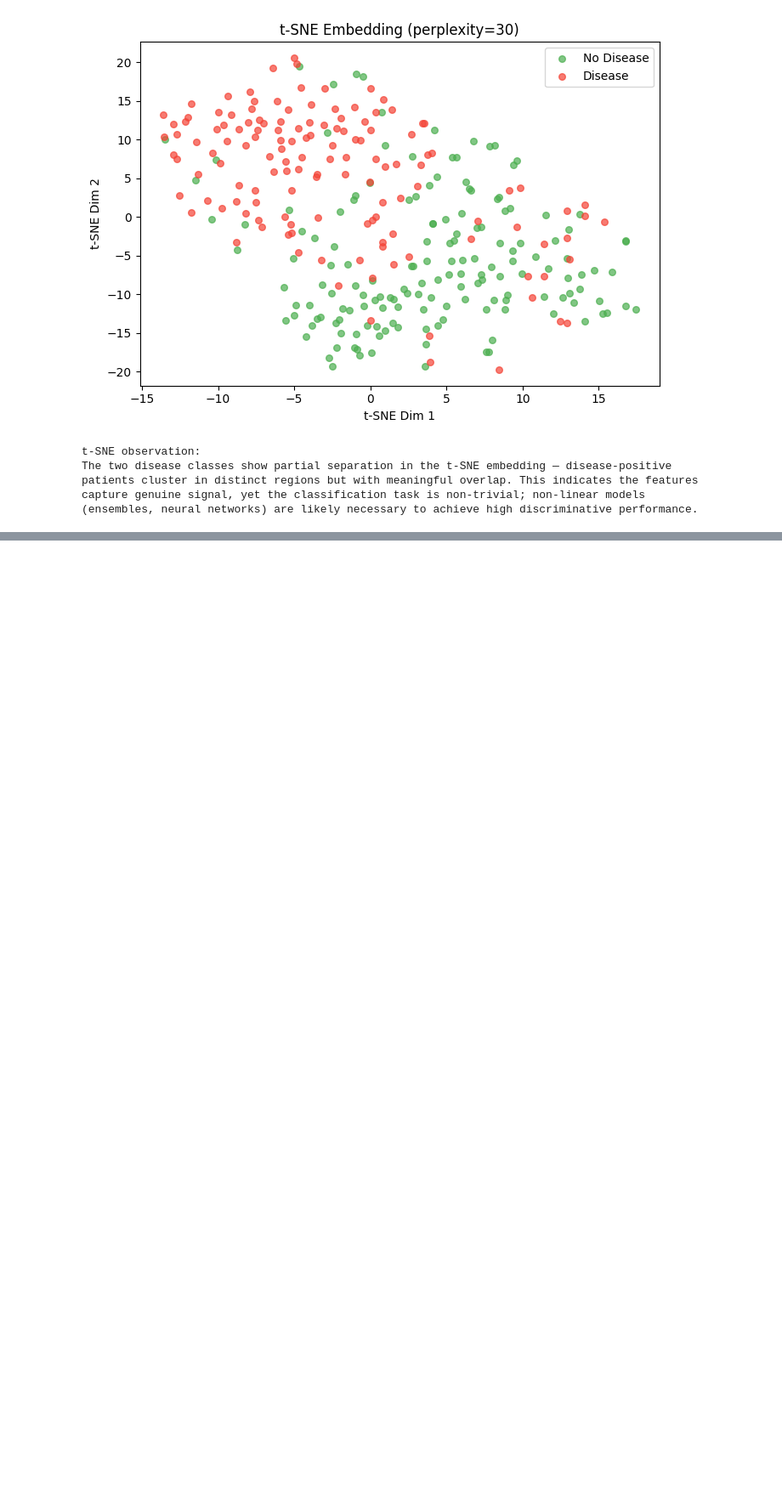
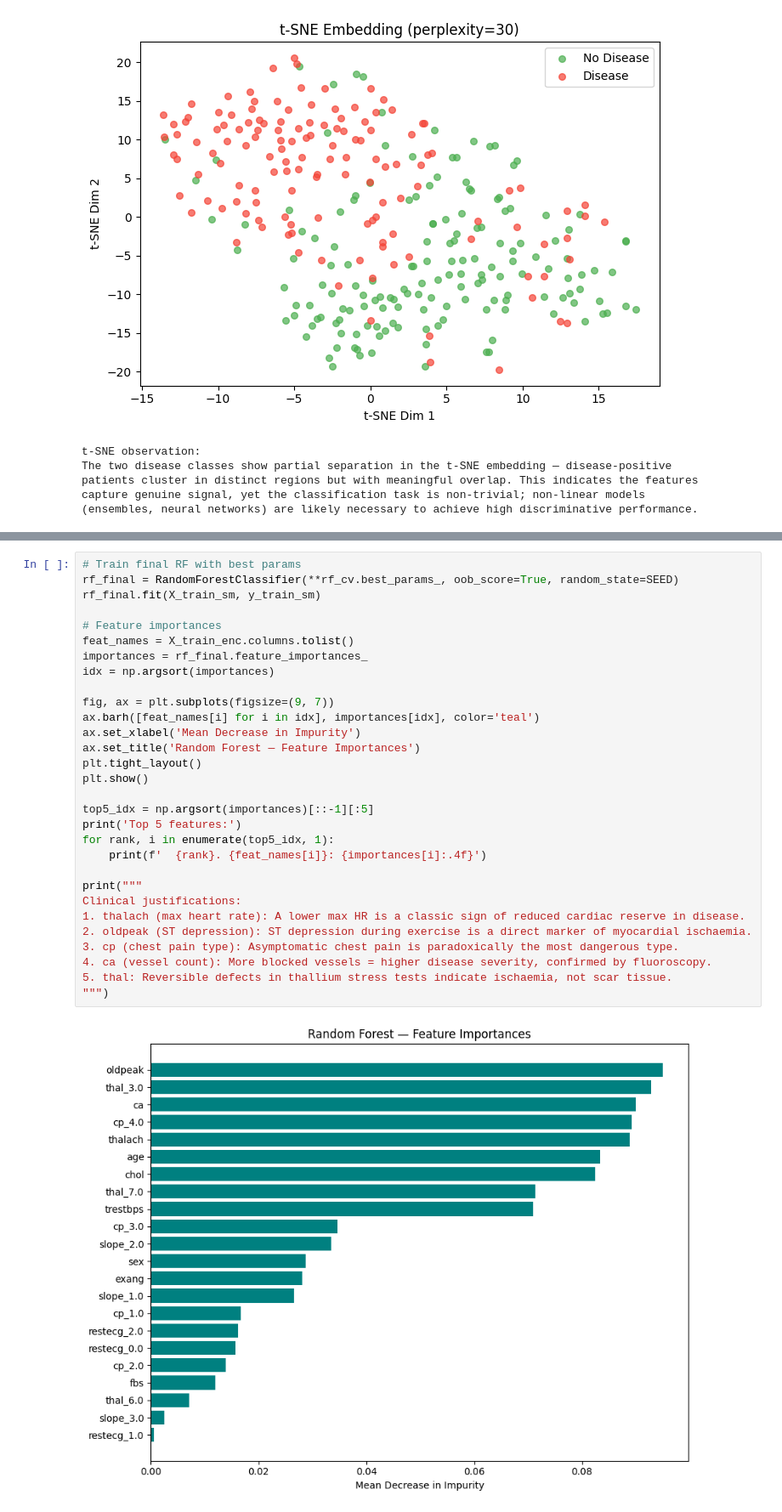
Before and after one commit to Saif1Shahzad/cardioai-heart-disease-prediction, a Jupyter notebook: notebook/i232634_DS-A_Assignment 4_Notebook.ipynb, the cells around one changed output, grey strips where cells are left out. Shown at 85% size. Drawn from its saved outputs; the diff is of its cells as text; blank space fills up the shorter version.

```diff
--- a/notebook/i232634_DS-A_Assignment 4_Notebook.ipynb
+++ b/notebook/i232634_DS-A_Assignment 4_Notebook.ipynb
@@ -524,0 +571,32 @@ capture genuine signal, yet the classification task is non-trivial; non-linear m
+# %%
+# Train final RF with best params
+rf_final = RandomForestClassifier(**rf_cv.best_params_, oob_score=True, random_state=SEED)
+rf_final.fit(X_train_sm, y_train_sm)
+
+# Feature importances
+feat_names = X_train_enc.columns.tolist()
+importances = rf_final.feature_importances_
+idx = np.argsort(importances)
+
+fig, ax = plt.subplots(figsize=(9, 7))
+ax.barh([feat_names[i] for i in idx], importances[idx], color='teal')
+ax.set_xlabel('Mean Decrease in Impurity')
+ax.set_title('Random Forest — Feature Importances')
+plt.tight_layout()
+plt.show()
+
+top5_idx = np.argsort(importances)[::-1][:5]
+print('Top 5 features:')
+for rank, i in enumerate(top5_idx, 1):
+    print(f'  {rank}. {feat_names[i]}: {importances[i]:.4f}')
+
+print("""
+Clinical justifications:
+1. thalach (max heart rate): A lower max HR is a classic sign of reduced cardiac reserve in disease.
+2. oldpeak (ST depression): ST depression during exercise is a direct marker of myocardial ischaemia.
+3. cp (chest pain type): Asymptomatic chest pain is paradoxically the most dangerous type.
+4. ca (vessel count): More blocked vessels = higher disease severity, confirmed by fluoroscopy.
+5. thal: Reversible defects in thallium stress tests indicate ischaemia, not scar tissue.
+""")
+# %% [output]
+[figure, added]
```
Also changed, not shown: parts of 14 cells of this notebook.
